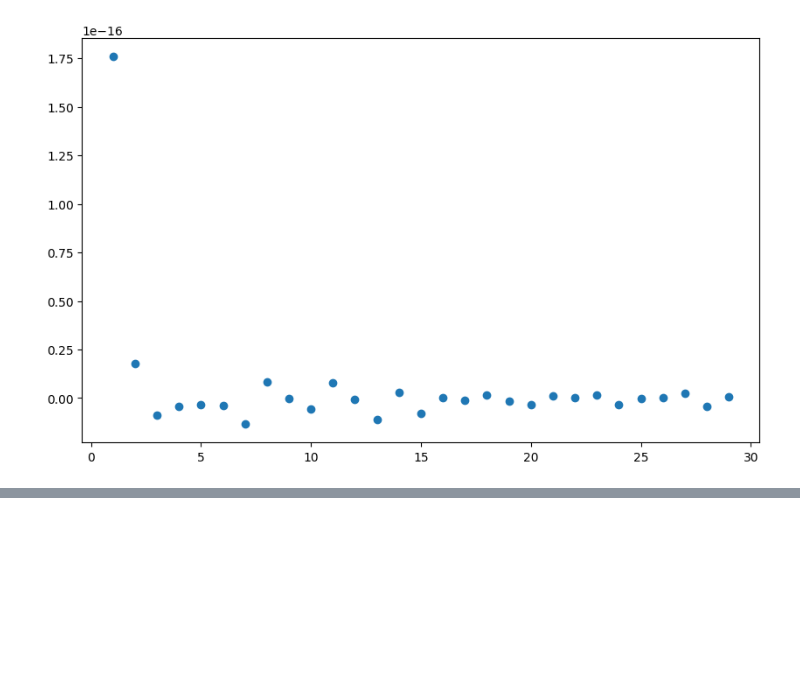
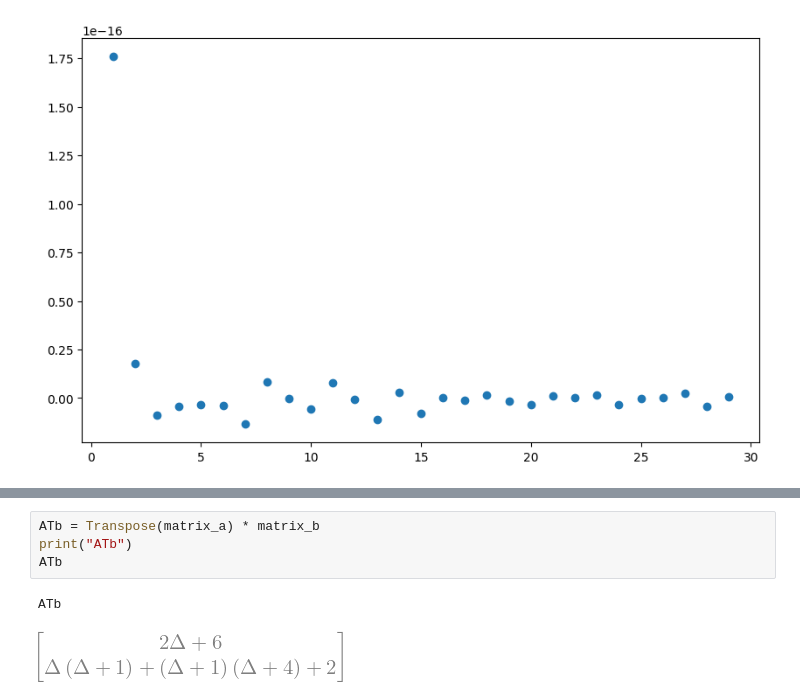
Before and after one commit to Molozey/NumericalMethods, a Jupyter notebook: HomeTask4/Solution.ipynb, the cells around one changed output, grey strips where cells are left out. Saved outputs shown, nothing was run; the diff lists cells and outputs as text; blank space fills up the shorter version.

```diff
--- a/HomeTask4/Solution.ipynb
+++ b/HomeTask4/Solution.ipynb
@@ -114,0 +146,7 @@ plt.show()
+# %%
+ATb = Transpose(matrix_a) * matrix_b
+print("ATb")
+ATb
+# %% [output]
+ATb
+[figure, added]
```
Also changed, not shown: parts of 12 cells of this notebook.
